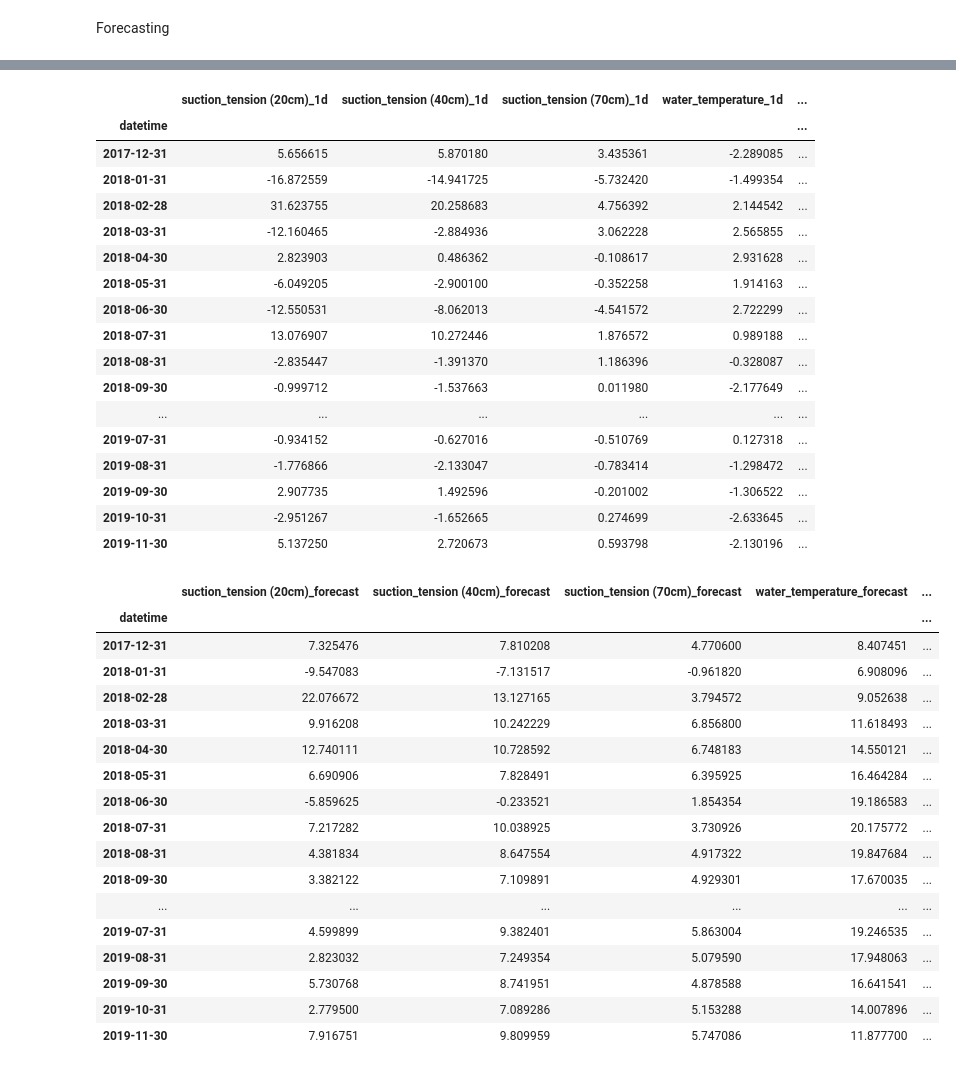
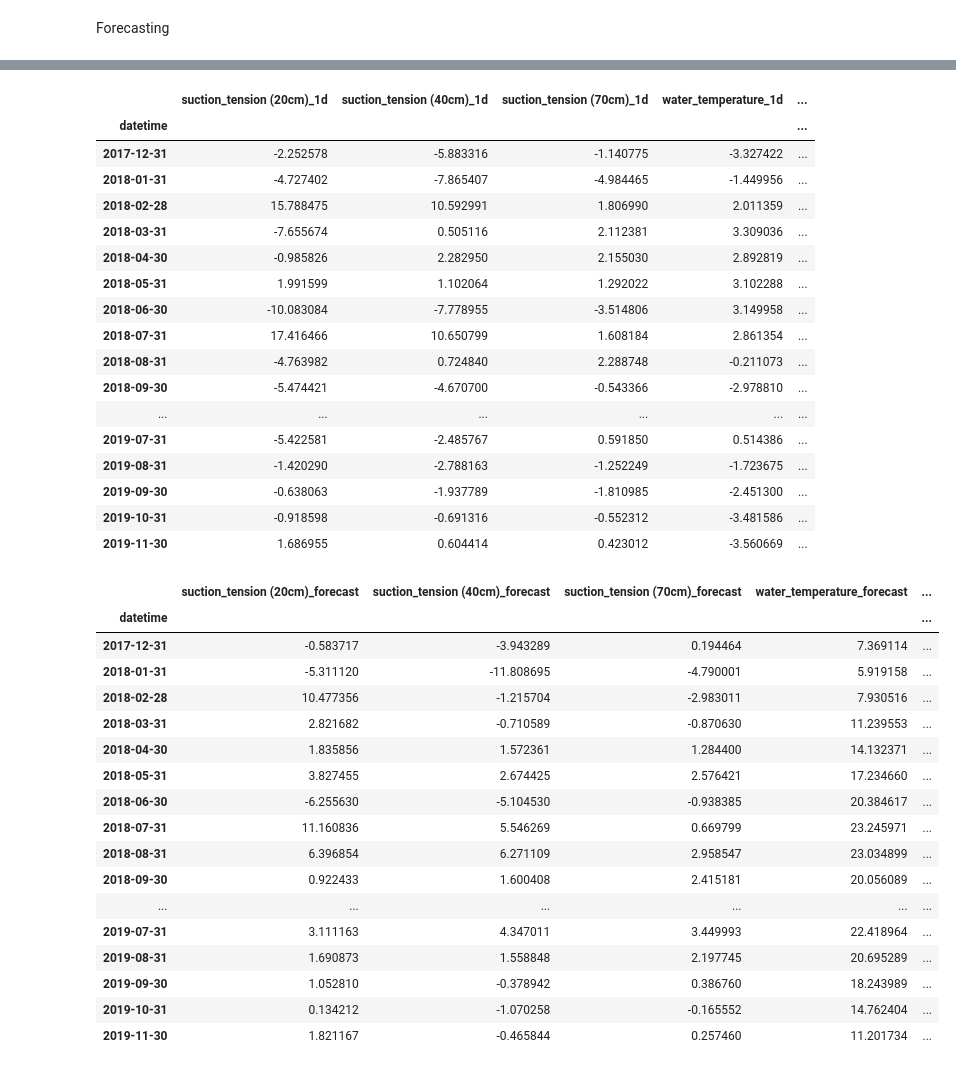
Before and after one commit to kaebry/DSF, a Jupyter notebook: Code/VAR_pure_monthly_set1.ipynb, the cells around one changed output, grey strips where cells are left out. Drawn from its saved outputs; the diff is of its cells as text; code cells hidden in the pictures.

```diff
--- a/Code/VAR_pure_monthly_set1.ipynb
+++ b/Code/VAR_pure_monthly_set1.ipynb
@@ -81,4 +85,7 @@ plt.tight_layout();
 # %% [output]
 [figure]
+# %%
+# drop variable change rate
+dvar.drop(columns="change_rate", inplace=True)
 # %% [markdown]
 As shown in the figure above, there is quite some seasonality.
@@ -248,6 +294,9 @@ Selection of the p order for the VAR.
 # %%
+# instantiate model with the differenced data
 model = VAR(dvar_differenced)
-for i in [1,2,3,4,5,6,7,8,9]:
+# check different performance measures for a range of lags to see which one performs best
+# everything from lag 5 onwards causes an error so we only include lags up until 4
+for i in [1,2,3,4]:
     result = model.fit(i)
     print('Lag Order =', i)
     print('AIC : ', result.aic)
@@ -354,20 +402,20 @@ dvar_forecast
 # %% [output]
 |  | suction_tension (20cm)_1d | suction_tension (40cm)_1d | suction_tension (70cm)_1d | water_temperature_1d | ... |
 | datetime |  |  |  |  | ... |
-| 2017-12-31 | 5.656615 | 5.870180 | 3.435361 | -2.289085 | ... |
-| 2018-01-31 | -16.872559 | -14.941725 | -5.732420 | -1.499354 | ... |
-| 2018-02-28 | 31.623755 | 20.258683 | 4.756392 | 2.144542 | ... |
-| 2018-03-31 | -12.160465 | -2.884936 | 3.062228 | 2.565855 | ... |
-| 2018-04-30 | 2.823903 | 0.486362 | -0.108617 | 2.931628 | ... |
-| 2018-05-31 | -6.049205 | -2.900100 | -0.352258 | 1.914163 | ... |
-| 2018-06-30 | -12.550531 | -8.062013 | -4.541572 | 2.722299 | ... |
-| 2018-07-31 | 13.076907 | 10.272446 | 1.876572 | 0.989188 | ... |
-| 2018-08-31 | -2.835447 | -1.391370 | 1.186396 | -0.328087 | ... |
-| 2018-09-30 | -0.999712 | -1.537663 | 0.011980 | -2.177649 | ... |
+| 2017-12-31 | -2.252578 | -5.883316 | -1.140775 | -3.327422 | ... |
+| 2018-01-31 | -4.727402 | -7.865407 | -4.984465 | -1.449956 | ... |
+| 2018-02-28 | 15.788475 | 10.592991 | 1.806990 | 2.011359 | ... |
+| 2018-03-31 | -7.655674 | 0.505116 | 2.112381 | 3.309036 | ... |
+| 2018-04-30 | -0.985826 | 2.282950 | 2.155030 | 2.892819 | ... |
+| 2018-05-31 | 1.991599 | 1.102064 | 1.292022 | 3.102288 | ... |
+| 2018-06-30 | -10.083084 | -7.778955 | -3.514806 | 3.149958 | ... |
+| 2018-07-31 | 17.416466 | 10.650799 | 1.608184 | 2.861354 | ... |
+| 2018-08-31 | -4.763982 | 0.724840 | 2.288748 | -0.211073 | ... |
+| 2018-09-30 | -5.474421 | -4.670700 | -0.543366 | -2.978810 | ... |
 | ... | ... | ... | ... | ... | ... |
-| 2019-07-31 | -0.934152 | -0.627016 | -0.510769 | 0.127318 | ... |
-| 2019-08-31 | -1.776866 | -2.133047 | -0.783414 | -1.298472 | ... |
-| 2019-09-30 | 2.907735 | 1.492596 | -0.201002 | -1.306522 | ... |
-| 2019-10-31 | -2.951267 | -1.652665 | 0.274699 | -2.633645 | ... |
-| 2019-11-30 | 5.137250 | 2.720673 | 0.593798 | -2.130196 | ... |
+| 2019-07-31 | -5.422581 | -2.485767 | 0.591850 | 0.514386 | ... |
+| 2019-08-31 | -1.420290 | -2.788163 | -1.252249 | -1.723675 | ... |
+| 2019-09-30 | -0.638063 | -1.937789 | -1.810985 | -2.451300 | ... |
+| 2019-10-31 | -0.918598 | -0.691316 | -0.552312 | -3.481586 | ... |
+| 2019-11-30 | 1.686955 | 0.604414 | 0.423012 | -3.560669 | ... |
 # %%
@@ -380,26 +429,26 @@ def invert_transformation(dvar_train, dvar_forecast, first_diff=False): #first d
 # %%
 dvar_results = invert_transformation(dvar_train, dvar_forecast, first_diff=True)
 dvar_results.loc[:, ['suction_tension (20cm)_forecast', 'suction_tension (40cm)_forecast', 'suction_tension (70cm)_forecast', 'water_temperature_forecast', 'barometric_pressure_qfe_forecast',
-                   'dew_point_forecast', 'water_level_forecast', 'inflow_linth (m3/s)_forecast', 'outflow_limmat (m3/s)_forecast', 'precipitation (mm)_forecast', 'Evapotranspiration (mm)_forecast', 'change_rate_forecast']]
+                   'dew_point_forecast', 'water_level_forecast', 'inflow_linth (m3/s)_forecast', 'outflow_limmat (m3/s)_forecast', 'precipitation (mm)_forecast', 'Evapotranspiration (mm)_forecast']]
 # %% [output]
 |  | suction_tension (20cm)_forecast | suction_tension (40cm)_forecast | suction_tension (70cm)_forecast | water_temperature_forecast | ... |
 | datetime |  |  |  |  | ... |
-| 2017-12-31 | 7.325476 | 7.810208 | 4.770600 | 8.407451 | ... |
-| 2018-01-31 | -9.547083 | -7.131517 | -0.961820 | 6.908096 | ... |
-| 2018-02-28 | 22.076672 | 13.127165 | 3.794572 | 9.052638 | ... |
-| 2018-03-31 | 9.916208 | 10.242229 | 6.856800 | 11.618493 | ... |
-| 2018-04-30 | 12.740111 | 10.728592 | 6.748183 | 14.550121 | ... |
-| 2018-05-31 | 6.690906 | 7.828491 | 6.395925 | 16.464284 | ... |
-| 2018-06-30 | -5.859625 | -0.233521 | 1.854354 | 19.186583 | ... |
-| 2018-07-31 | 7.217282 | 10.038925 | 3.730926 | 20.175772 | ... |
-| 2018-08-31 | 4.381834 | 8.647554 | 4.917322 | 19.847684 | ... |
-| 2018-09-30 | 3.382122 | 7.109891 | 4.929301 | 17.670035 | ... |
+| 2017-12-31 | -0.583717 | -3.943289 | 0.194464 | 7.369114 | ... |
+| 2018-01-31 | -5.311120 | -11.808695 | -4.790001 | 5.919158 | ... |
+| 2018-02-28 | 10.477356 | -1.215704 | -2.983011 | 7.930516 | ... |
+| 2018-03-31 | 2.821682 | -0.710589 | -0.870630 | 11.239553 | ... |
+| 2018-04-30 | 1.835856 | 1.572361 | 1.284400 | 14.132371 | ... |
+| 2018-05-31 | 3.827455 | 2.674425 | 2.576421 | 17.234660 | ... |
+| 2018-06-30 | -6.255630 | -5.104530 | -0.938385 | 20.384617 | ... |
+| 2018-07-31 | 11.160836 | 5.546269 | 0.669799 | 23.245971 | ... |
+| 2018-08-31 | 6.396854 | 6.271109 | 2.958547 | 23.034899 | ... |
+| 2018-09-30 | 0.922433 | 1.600408 | 2.415181 | 20.056089 | ... |
 | ... | ... | ... | ... | ... | ... |
-| 2019-07-31 | 4.599899 | 9.382401 | 5.863004 | 19.246535 | ... |
-| 2019-08-31 | 2.823032 | 7.249354 | 5.079590 | 17.948063 | ... |
-| 2019-09-30 | 5.730768 | 8.741951 | 4.878588 | 16.641541 | ... |
-| 2019-10-31 | 2.779500 | 7.089286 | 5.153288 | 14.007896 | ... |
-| 2019-11-30 | 7.916751 | 9.809959 | 5.747086 | 11.877700 | ... |
+| 2019-07-31 | 3.111163 | 4.347011 | 3.449993 | 22.418964 | ... |
+| 2019-08-31 | 1.690873 | 1.558848 | 2.197745 | 20.695289 | ... |
+| 2019-09-30 | 1.052810 | -0.378942 | 0.386760 | 18.243989 | ... |
+| 2019-10-31 | 0.134212 | -1.070258 | -0.165552 | 14.762404 | ... |
+| 2019-11-30 | 1.821167 | -0.465844 | 0.257460 | 11.201734 | ... |
 # %%
 fig, axes = plt.subplots(nrows=int(len(dvar.columns)/2), ncols=2, dpi=150, figsize=(16,10))
 for i, (col,ax) in enumerate(zip(dvar.columns, axes.flatten())):
```
Also changed, not shown: parts of 25 cells of this notebook, 2 other files.
